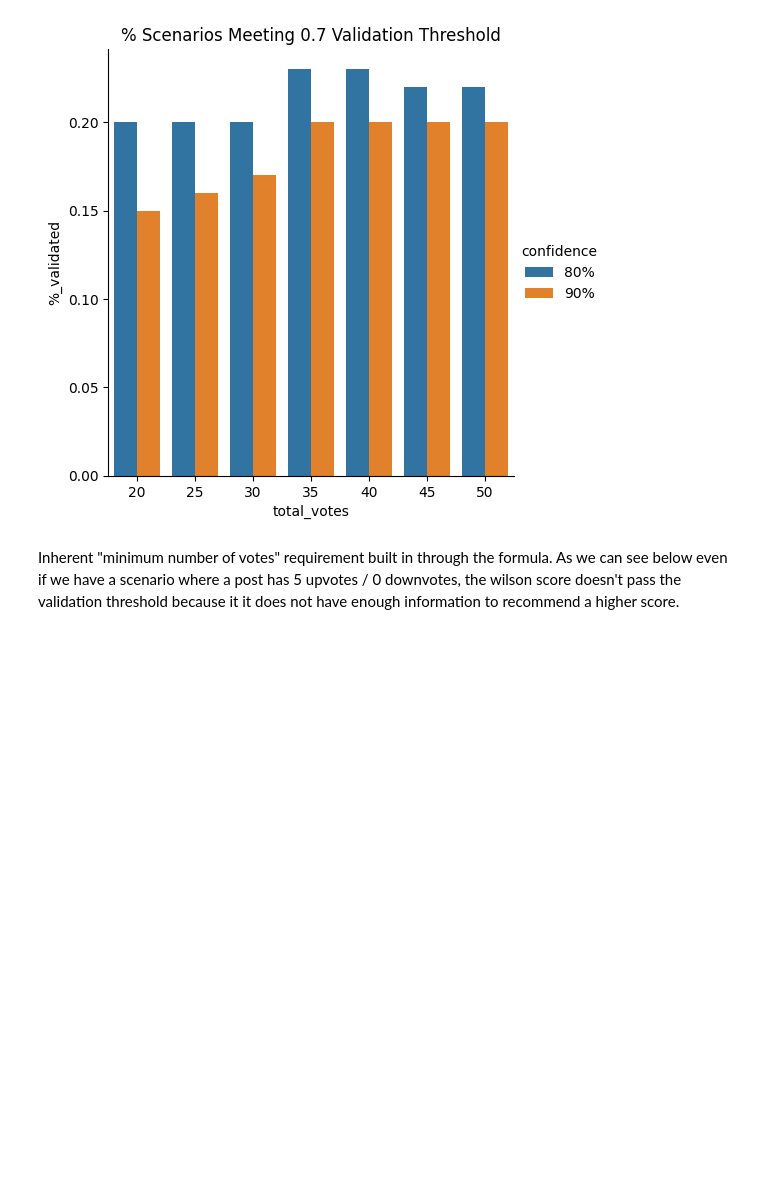
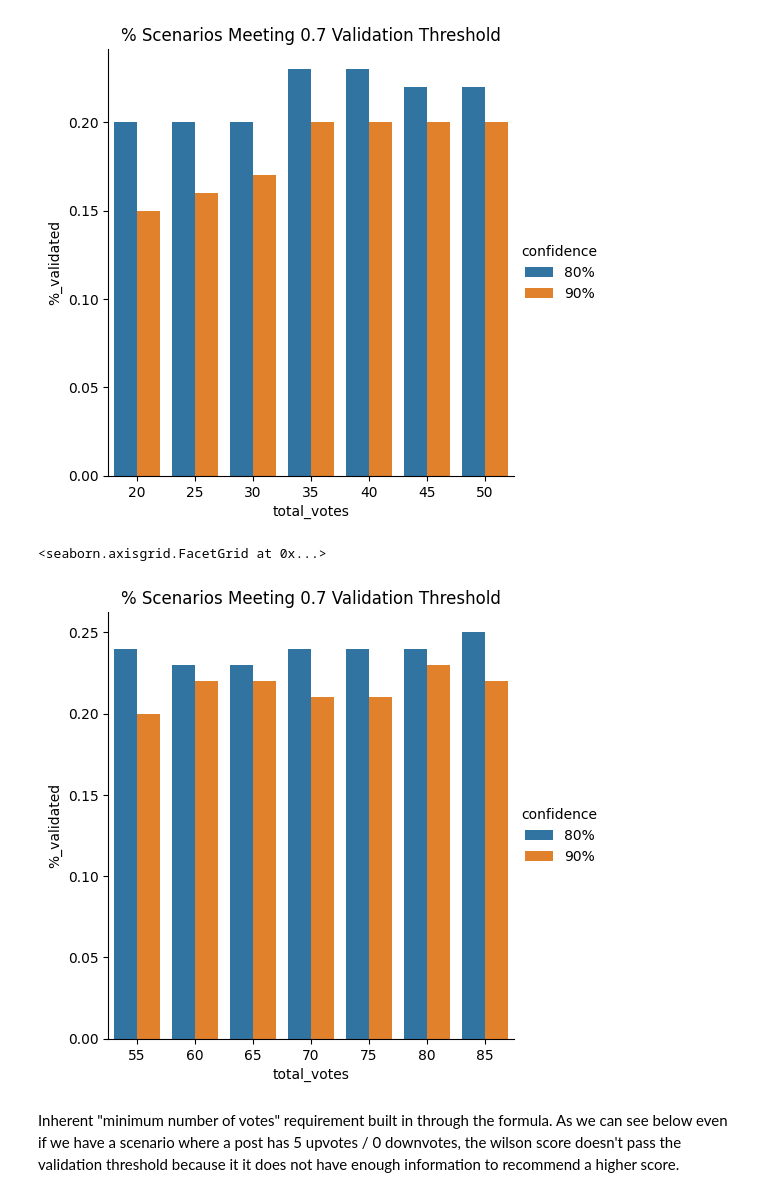
Before and after one commit to aureliobarrios/machine-learning, a Jupyter notebook: notebooks/reddit-algorithm.ipynb, the cells around one changed output. Saved outputs shown, nothing was run; the diff lists cells and outputs as text; code cells hidden in the pictures; blank space fills up the shorter version.

Commit message:
plot addition

```diff
--- a/notebooks/reddit-algorithm.ipynb
+++ b/notebooks/reddit-algorithm.ipynb
@@ -140,6 +140,28 @@ g.set(title=f"% Scenarios Meeting {threshold} Validation Threshold")
 # %% [output]
 <seaborn.axisgrid.FacetGrid at 0x...>
 [figure]
+# %%
+#different scenarios of number of needed votes
+vote_scenarios = list(range(55, 90, 5))
+#get the percentage of resources that were valiated
+percent_eighty, percent_ninety = count_validated(vote_scenarios)
+
+#make a dataframe
+df = pd.DataFrame({
+    "total_votes": vote_scenarios,
+    "80%": percent_eighty,
+    "90%": percent_ninety
+})
+
+#convert dataframe to long format
+dfm = pd.melt(df, id_vars="total_votes", var_name="confidence", value_name="%_validated")
+#plot the results
+g = sns.catplot(x='total_votes', y='%_validated', hue='confidence', data=dfm, kind='bar')
+#set title
+g.set(title=f"% Scenarios Meeting {threshold} Validation Threshold")
+# %% [output]
+<seaborn.axisgrid.FacetGrid at 0x...>
+[figure, added]
 # %% [markdown]
 Inherent "minimum number of votes" requirement built in through the formula. As we can see below even if we have a scenario where a post has 5 upvotes / 0 downvotes, the wilson score doesn't pass the validation threshold because it it does not have enough information to recommend a higher score.
 # %%
```
